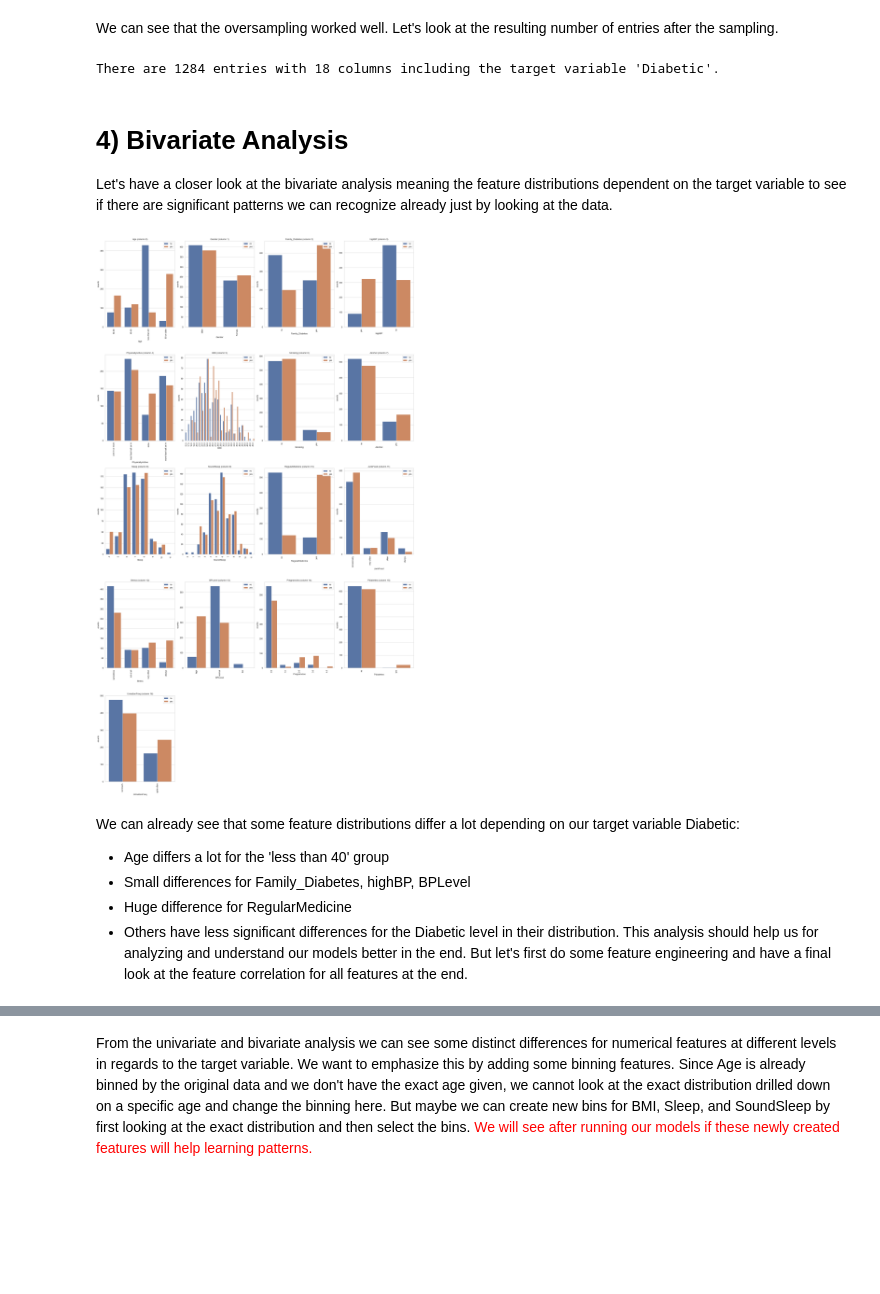
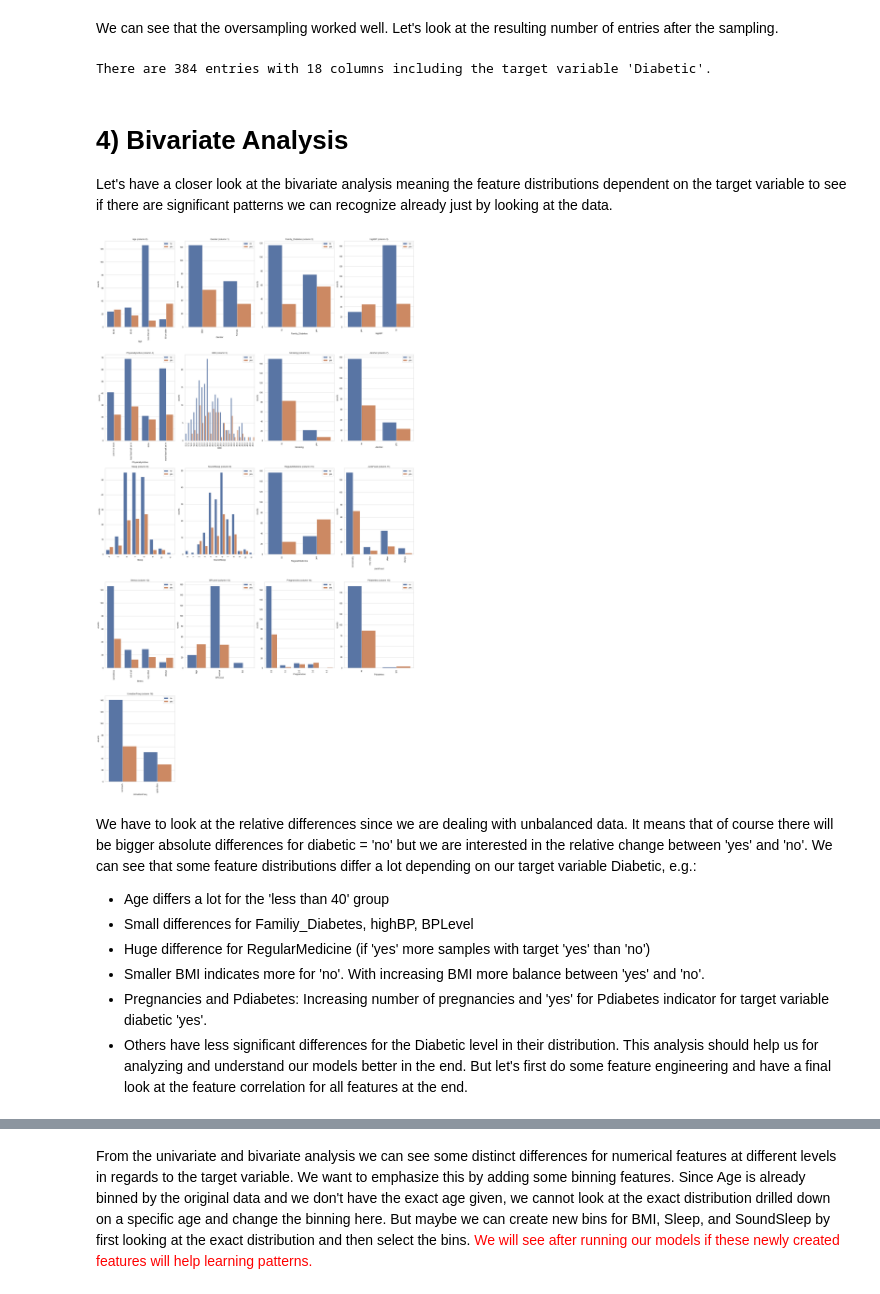
Before and after one commit to kimlindner/Type2DiabetesDetection_ML_Project, a Jupyter notebook: EDA_and_Preprocessing.ipynb, the cells around one changed output, grey strips where cells are left out. Cells and saved outputs as stored; diff of their text form; code cells hidden in the pictures; blank space fills up the shorter version.

```diff
--- a/EDA_and_Preprocessing.ipynb
+++ b/EDA_and_Preprocessing.ipynb
@@ -121,6 +122,7 @@ There are a few missing values. Empty answers in pregnancies could be seen as 0
 # %%
 # drop rows with missing values
 df.dropna(inplace=True)
+df.reset_index(drop=True, inplace=True)
 
 # again print main information about data
 print("There are {} entries with {} columns including the target variable 'Diabetic'.".format(df.shape[0], df.shape[1]))
@@ -135,0 +138,7 @@ This is somehow expected in this dataset. The data has been achieved by a survey
+# %%
+# drop duplicates
+df.drop_duplicates(inplace=True)
+df.reset_index(drop=True, inplace=True)
+
+# print main information about data
+print("There are {} entries with {} columns including the target variable 'Diabetic'.".format(df.shape[0], df.shape[1]))
@@ -252,7 +265,7 @@ We can see that the oversampling worked well. Let's look at the resulting number
 # print main information about data
 print("There are {} entries with {} columns including the target variable 'Diabetic'.".format(df_ros.shape[0], df_ros.shape[1]))
 # %% [output]
-There are 1284 entries with 18 columns including the target variable 'Diabetic'.
+There are 384 entries with 18 columns including the target variable 'Diabetic'.
 # %% [markdown]
 # 4) Bivariate Analysis
 Let's have a closer look at the bivariate analysis meaning the feature distributions dependent on the target variable to see if there are significant patterns we can recognize already just by looking at the data.
@@ -263,7 +276,7 @@ def plotDistributionsBivariate(df, nGraphs, nGraphsPerRow):
     plt.figure(num = None, figsize = (6 * nGraphsPerRow, 8 * nGraphRow), dpi = 80, facecolor = 'w', edgecolor = 'k')
 
     for i in range(min(ncols, nGraphs)):
-        plt.subplot(nGraphRow, nGraphsPerRow, i + 1)
+        plt.subplot(int(nGraphRow), nGraphsPerRow, i + 1)
         columnDf = df.iloc[:, i]
 
         # check if type in column in object or number
@@ -277,14 +290,16 @@ def plotDistributionsBivariate(df, nGraphs, nGraphsPerRow):
     plt.tight_layout(pad = 1.0, w_pad = 1.0, h_pad = 1.0)
     plt.show()
 # %%
-plotDistributionsBivariate(df_ros, 17, 4)
+plotDistributionsBivariate(df, 17, 4)
 # %% [output]
-[figure, old version]
+[figure, new version]
 # %% [markdown]
-We can already see that some feature distributions differ a lot depending on our target variable Diabetic:
+We have to look at the relative differences since we are dealing with unbalanced data. It means that of course there will be bigger absolute differences for diabetic = 'no' but we are interested in the relative change between 'yes' and 'no'. We can see that some feature distributions differ a lot depending on our target variable Diabetic, e.g.:
 - Age differs a lot for the 'less than 40' group
-- Small differences for Family_Diabetes, highBP, BPLevel
-- Huge difference for RegularMedicine
+- Small differences for Familiy_Diabetes, highBP, BPLevel
+- Huge difference for RegularMedicine (if 'yes' more samples with target 'yes' than 'no')
+- Smaller BMI indicates more for 'no'. With increasing BMI more balance between 'yes' and 'no'.
+- Pregnancies and Pdiabetes: Increasing number of pregnancies and 'yes' for Pdiabetes indicator for target variable diabetic 'yes'.
 - Others have less significant differences for the Diabetic level in their distribution.
 This analysis should help us for analyzing and understand our models better in the end. But let's first do some feature engineering and have a final look at the feature correlation for all features at the end.
 # %% [markdown]
```
Also changed, not shown: parts of 18 cells of this notebook, 8 other files.
